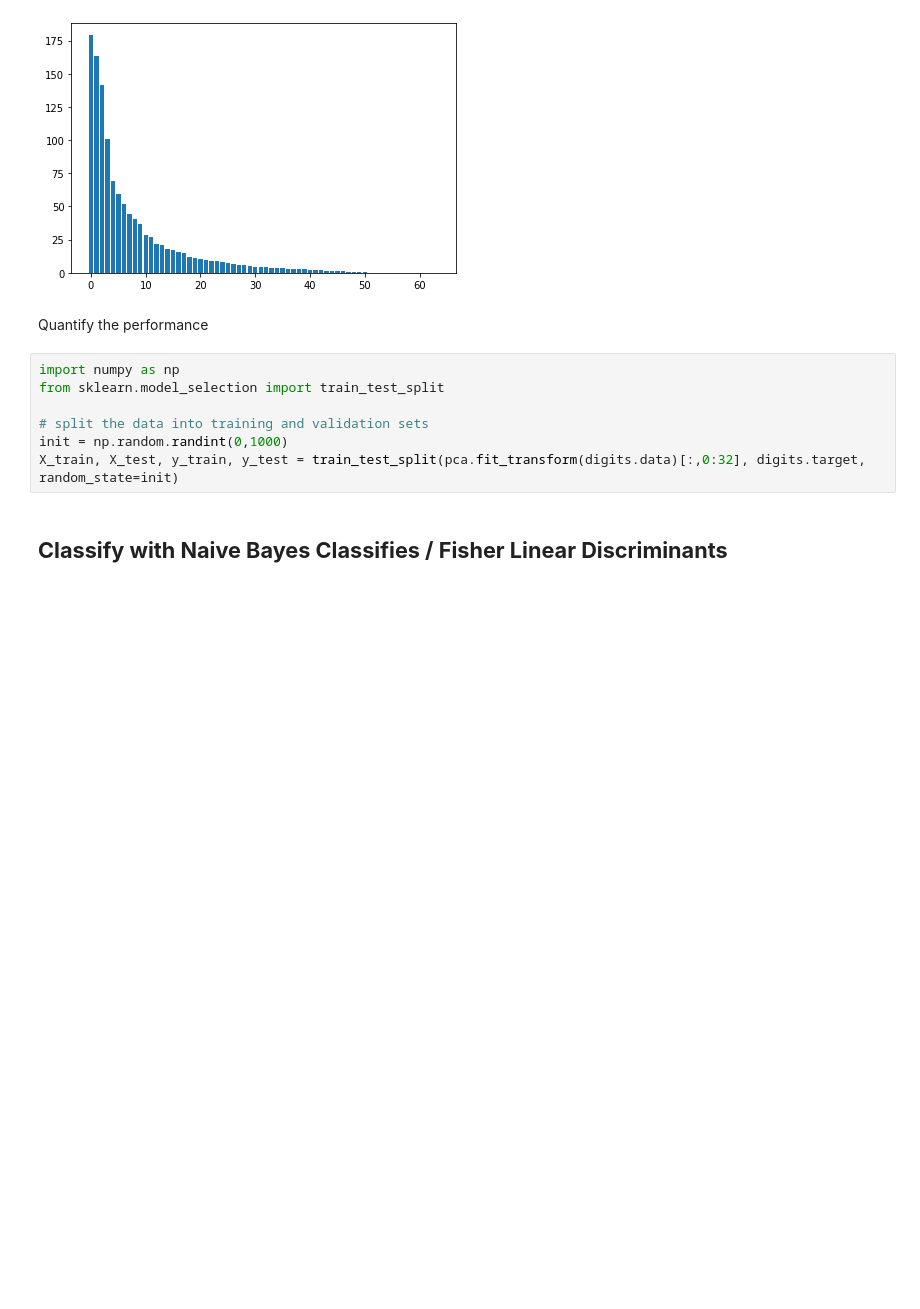
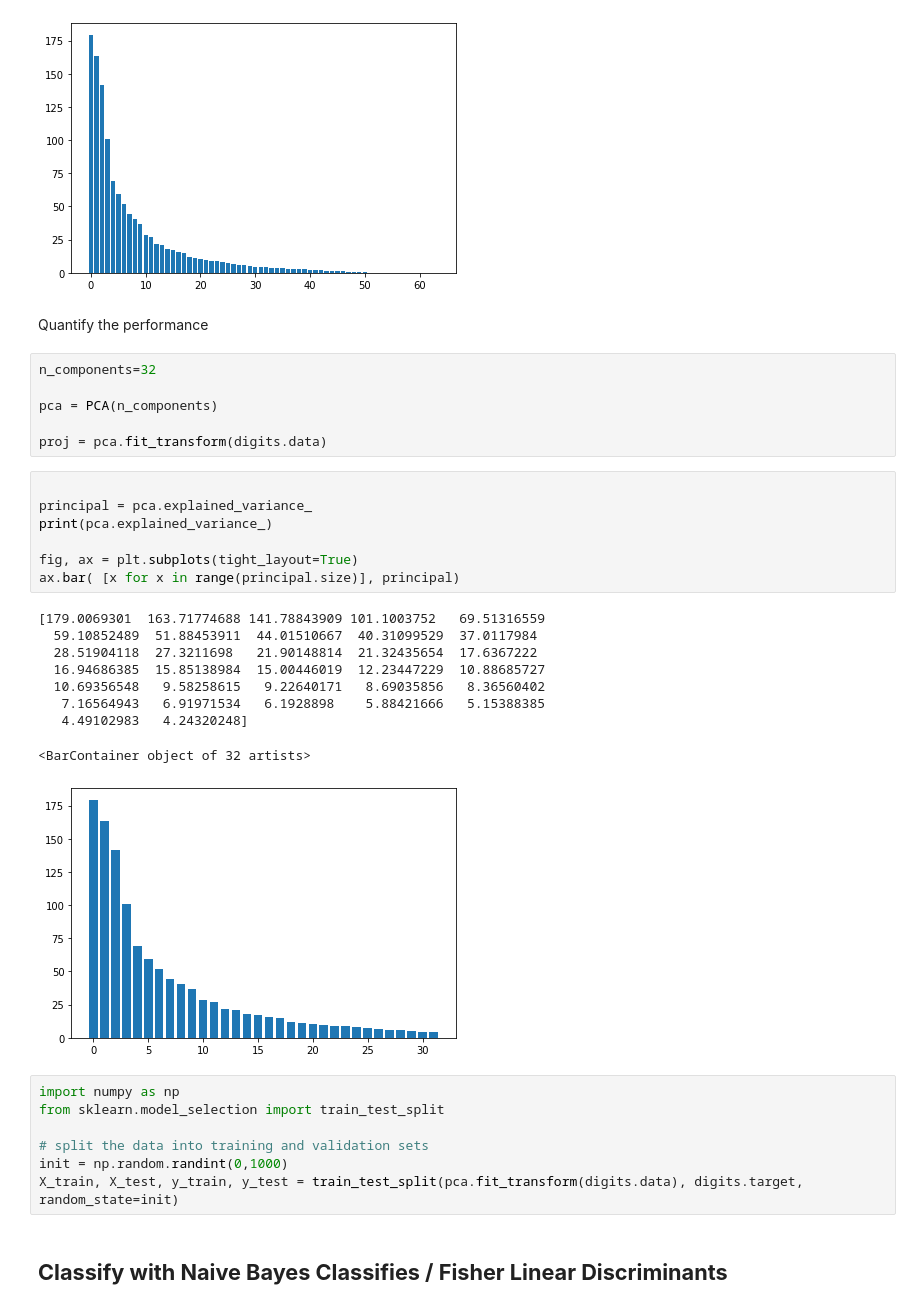
Before and after one commit to marcinwolter/MachineLearning2020, a Jupyter notebook: plot_digits_classif.ipynb, the cells around one changed output. Cells and saved outputs as stored; diff of their text form; blank space fills up the shorter version.

```diff
--- a/plot_digits_classif.ipynb
+++ b/plot_digits_classif.ipynb
@@ -80,13 +80,36 @@ ax.bar( [x for x in range(principal.size)], principal)
 [figure]
 # %% [markdown]
 Quantify the performance
+# %%
+n_components=32
+
+pca = PCA(n_components)
+
+proj = pca.fit_transform(digits.data)
+# %%
+
+principal = pca.explained_variance_
+print(pca.explained_variance_)
+
+fig, ax = plt.subplots(tight_layout=True)
+ax.bar( [x for x in range(principal.size)], principal)
+# %% [output]
+[179.0069301  163.71774688 141.78843909 101.1003752   69.51316559
+  59.10852489  51.88453911  44.01510667  40.31099529  37.0117984
+  28.51904118  27.3211698   21.90148814  21.32435654  17.6367222
+  16.94686385  15.85138984  15.00446019  12.23447229  10.88685727
+  10.69356548   9.58258615   9.22640171   8.69035856   8.36560402
+   7.16564943   6.91971534   6.1928898    5.88421666   5.15388385
+   4.49102983   4.24320248]
+<BarContainer object of 32 artists>
+[figure, added]
 # %%
 import numpy as np
 from sklearn.model_selection import train_test_split
 
 # split the data into training and validation sets
 init = np.random.randint(0,1000)
-X_train, X_test, y_train, y_test = train_test_split(pca.fit_transform(digits.data)[:,0:32], digits.target, random_state=init)
+X_train, X_test, y_train, y_test = train_test_split(pca.fit_transform(digits.data), digits.target, random_state=init)
 # %% [markdown]
 ## **Classify with Naive Bayes Classifies / Fisher Linear Discriminants**
 # %%
```
Also changed, not shown: parts of 9 cells of this notebook.
